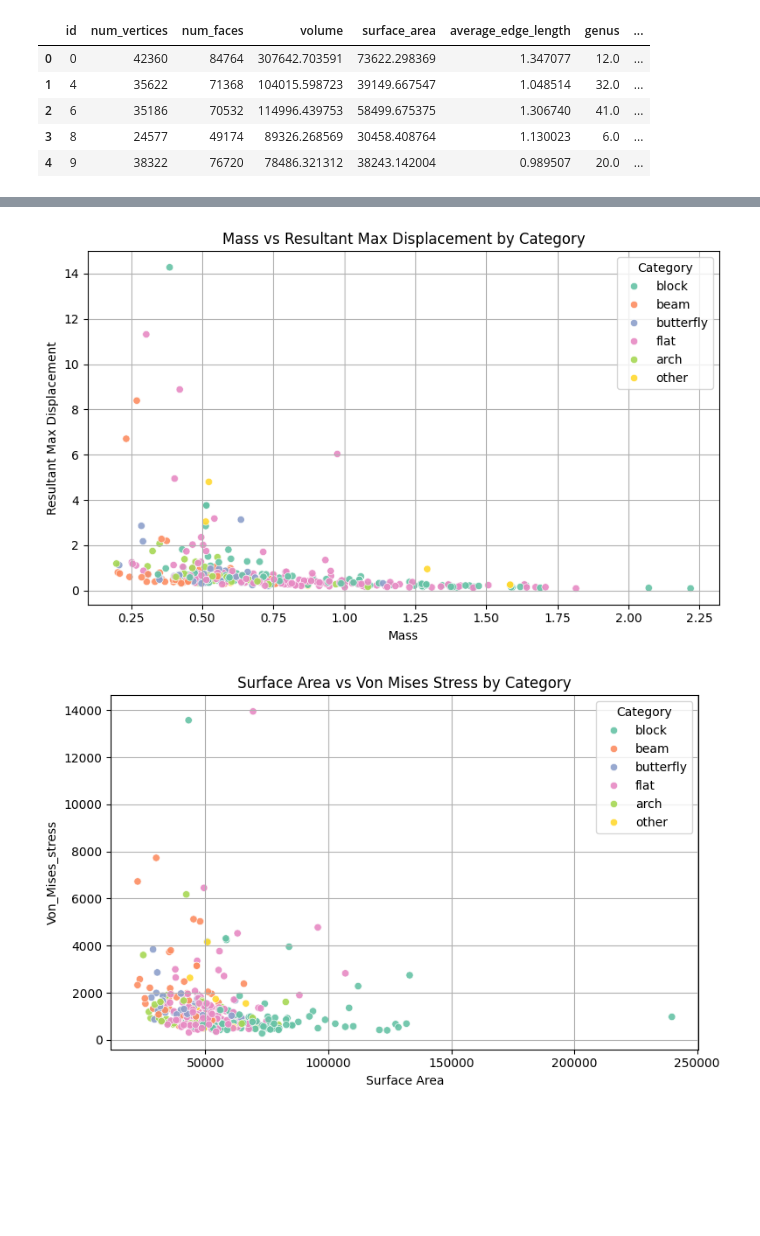
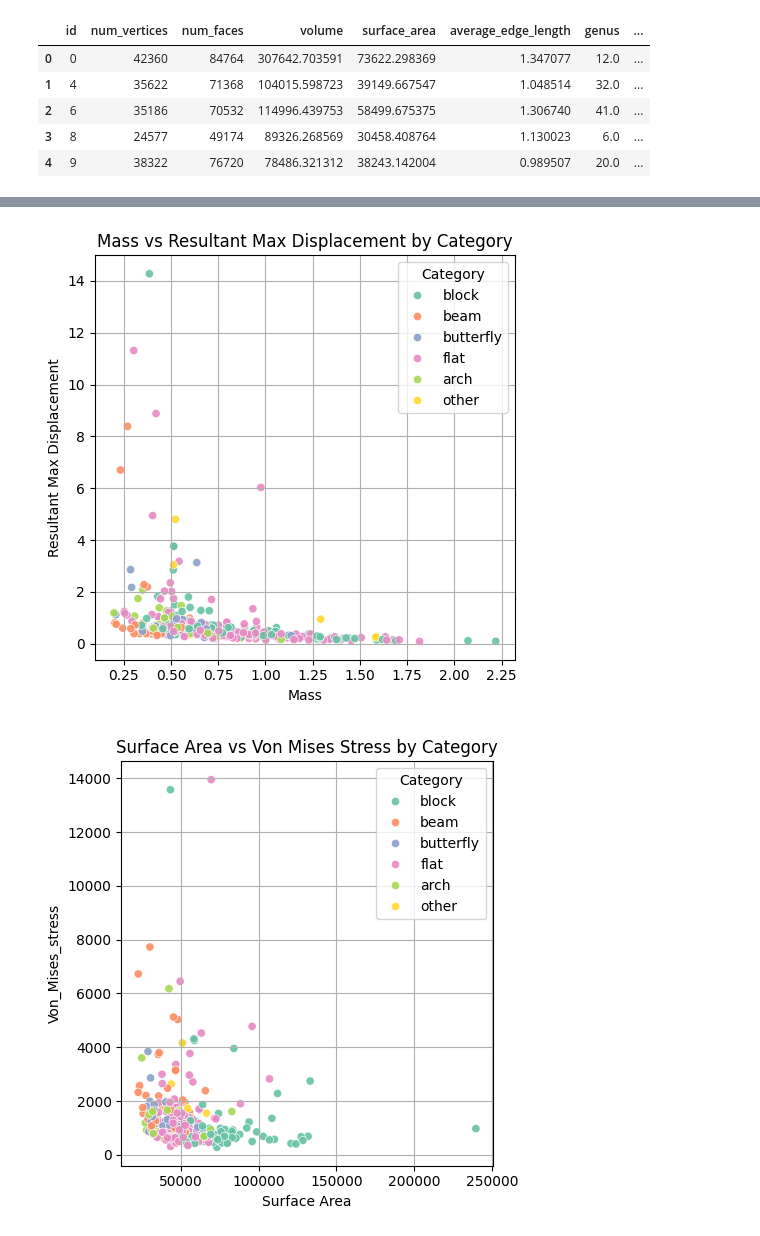
Before and after one commit to mishramlan/JEB-structural-simulation, a Jupyter notebook: Notebooks/Data_Analysis/data_analysis.ipynb, the cells around one changed output, grey strips where cells are left out. Drawn from its saved outputs; the diff is of its cells as text; code cells hidden in the pictures; blank space fills up the shorter version.

```diff
--- a/Notebooks/Data_Analysis/data_analysis.ipynb
+++ b/Notebooks/Data_Analysis/data_analysis.ipynb
@@ -294,24 +294,24 @@ plt.show()
 # %%
-plt.figure(figsize=(8, 5))
+plt.figure(figsize=(5, 5))
 sns.scatterplot(
     data=cad_data,
     x="mass",
     y="max_dia_magdisp",
     hue="category",
     palette="Set2",
     alpha=0.9
 )
 plt.title(f"Mass vs Resultant Max Displacement by Category")
 plt.xlabel("Mass")
 plt.ylabel("Resultant Max Displacement")
 plt.legend(title="Category")
 plt.grid(True)
 plt.tight_layout()
 plt.show()
 # %% [output]
-[figure, old version]
+[figure, new version]
 # %%
-plt.figure(figsize=(8, 5))
+plt.figure(figsize=(5, 5))
 sns.scatterplot(
     data=cad_data,
     x="surface_area",
@@ -328,5 +328,5 @@ plt.grid(True)
 plt.tight_layout()
 plt.show()
 # %% [output]
-[figure, old version]
+[figure, new version]
 # %%
```
Also changed, not shown: parts of 2 cells of this notebook, 3 other files.
